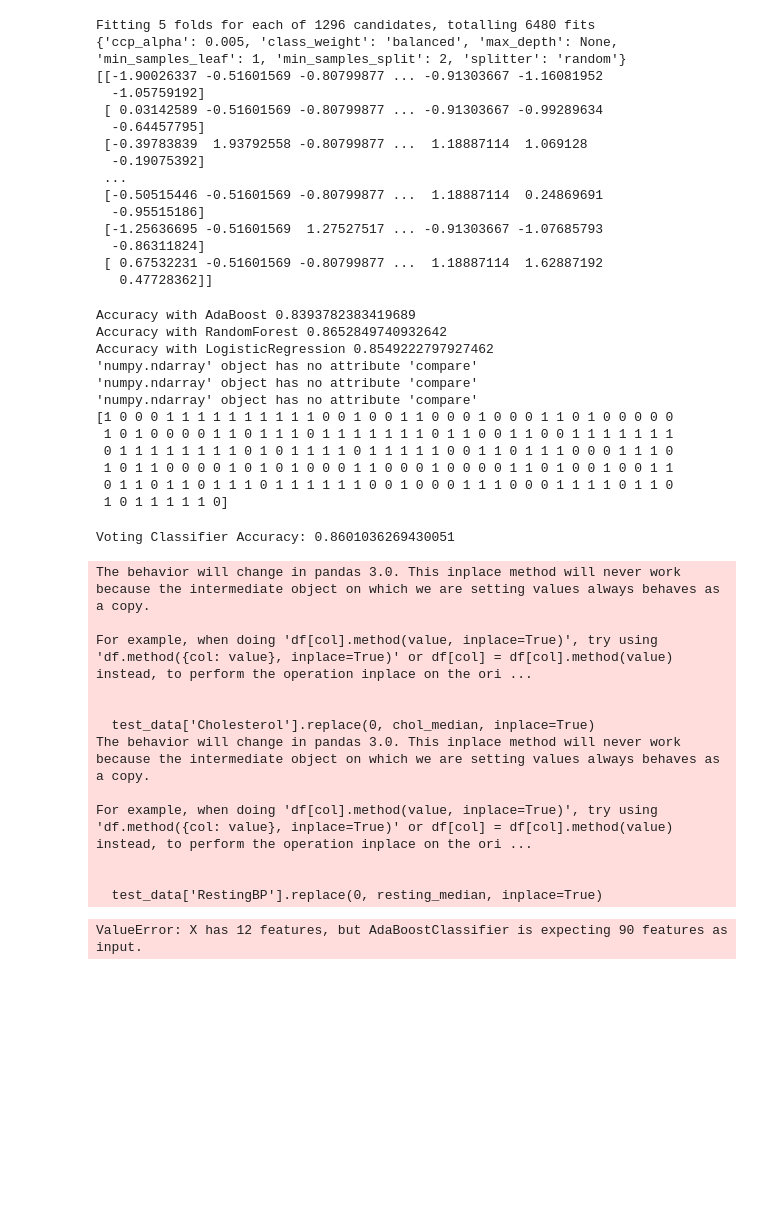
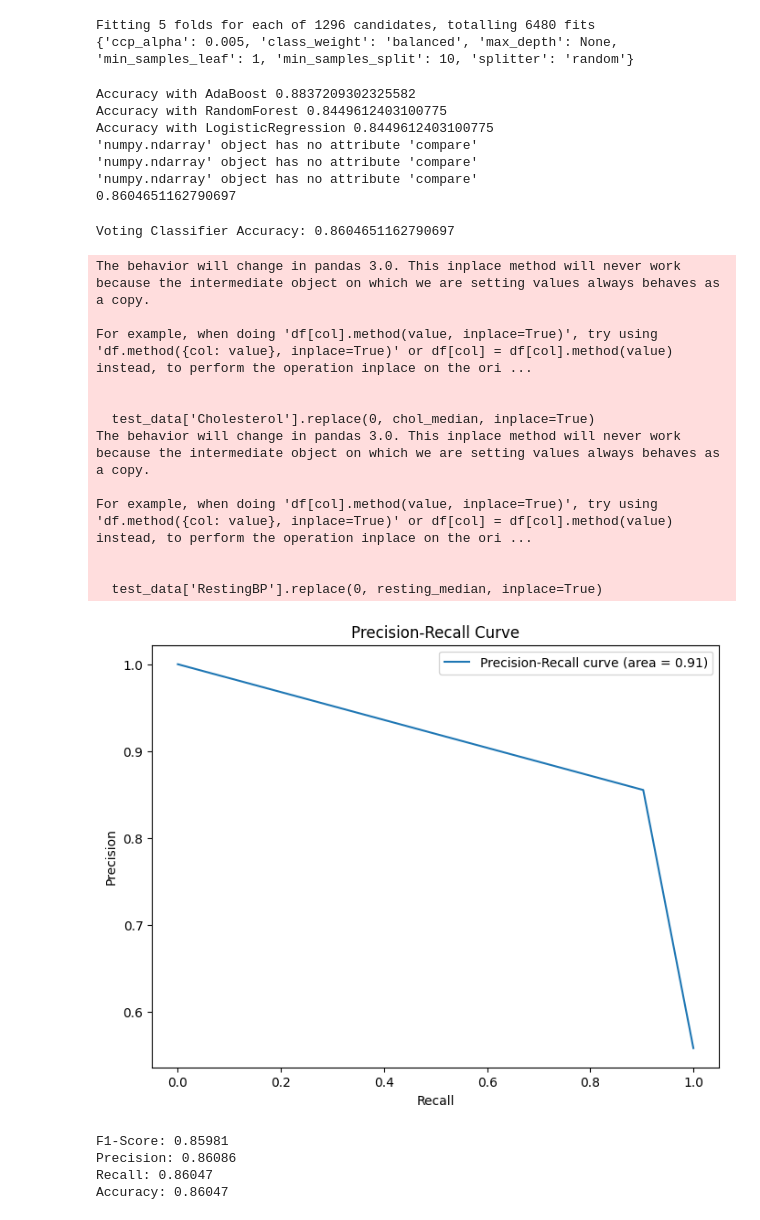
Before and after one commit to GermanNovykov/aipoject, a Jupyter notebook: final/script.ipynb, the cells around one changed output. Cells and saved outputs as stored; diff of their text form; code cells hidden in the pictures; blank space fills up the shorter version.

```diff
--- a/final/script.ipynb
+++ b/final/script.ipynb
@@ -10,6 +10,8 @@ from sklearn.linear_model import LogisticRegression
 import matplotlib.pyplot as plt
 import seaborn as sns
 import numpy as np
+from xgboost import XGBRFClassifier
+
 import sweetviz as sv
 from sklearn.metrics import (classification_report, confusion_matrix, f1_score,
                              precision_score, recall_score, accuracy_score,
@@ -136,7 +138,7 @@ X_encoded = scaler.fit_transform(X_encoded)
 
 # Split the data into training and test sets
 y = train_data['HeartDisease']
-X_train, X_test, y_train, y_test = train_test_split(X_encoded, y, test_size=0.3, random_state=42)
+X_train, X_test, y_train, y_test = train_test_split(X_encoded, y, test_size=0.2, random_state=42)
 
 # Hyperparameter Tuning with GridSearchCV
 param_grid_ada = {
@@ -165,7 +167,6 @@ best_est_ada = grid_search_ada.best_estimator_
 print(best_params_ada)
 
 dict_weights = {1:1, 2: 1, 3: 1, 4: 2, 5: 1, 6: 1, 7: 1, 8: 1, 9: 1, 10: 1, 11: 1, 12: 1}
-print(X_train)
 
 # Model Training with AdaBoost
 ada_boost_clf = AdaBoostClassifier(estimator=best_est_ada, n_estimators=1000, random_state=42)
@@ -176,7 +177,7 @@ print('Accuracy with AdaBoost', accuracy_ada)
 # Additional models
 
 
-rf_clf = RandomForestClassifier(n_estimators=100,  random_state=42)
+rf_clf = RandomForestClassifier(random_state=42)
 rf_clf.fit(X_train, y_train)
 y_pred_rf = rf_clf.predict(X_test)
 accuracy_rf = accuracy_score(y_test, y_pred_rf)
@@ -204,8 +205,8 @@ compare_dfs(y_pred_ada, y_pred_rf, y_pred_log_reg)
 # Combine predictions
 combined_predictions = np.array([y_pred_ada, y_pred_rf, y_pred_log_reg])
 final_predictions = np.apply_along_axis(lambda x: 1 if np.sum(x) > 1 else 0, axis=0, arr=combined_predictions)
-print(final_predictions)
 accuracy_combined = accuracy_score(y_test, final_predictions)
+print(accuracy_combined)
 
 
 # Evaluating the Model
@@ -223,7 +224,7 @@ estimators = [
 ]
 
 # Create the VotingClassifier
-voting_clf = VotingClassifier(estimators, voting='hard', weights=[1, 2, 1])  # 'hard' for majority voting
+voting_clf = VotingClassifier(estimators, voting='hard')  # 'hard' for majority voting
 
 # Train the VotingClassifier on the training data
 voting_clf.fit(X_train, y_train)
@@ -234,9 +235,6 @@ y_pred_voting = voting_clf.predict(X_test)
 # Calculate and print the accuracy
 accuracy_voting = accuracy_score(y_test, y_pred_voting)
 print(f'Voting Classifier Accuracy: {accuracy_voting}')
-
-
-
 
 
 
@@ -252,6 +250,8 @@ test_data['Age_Chol_Interact'] = test_data['Age'] * test_data['Cholesterol']
 
 X_new = test_data.drop(['id'], axis=1)
 X_new_encoded = encoder.transform(X_new)
+X_new_encoded = poly.transform(X_new_encoded)
+X_new_encoded = scaler.transform(X_new_encoded)
 
 
 y_new_pred_ada = ada_boost_clf.predict(X_new_encoded)
@@ -270,61 +270,47 @@ final_file_name = './final_submission.csv'
 final_id_to_prediction_df.to_csv(final_file_name, index=False)
 
 # Performance Metrics
-# plot_precision_recall_curve(y_test, y_probs)
-# performance_metrics(y_test, y_pred_adjusted)
-# roc_curve_plot(y_test, y_probs)
-# confusion_matrix_heatmap(y_test, y_pred_adjusted)
+plot_precision_recall_curve(y_test, y_pred_voting)
+performance_metrics(y_test, y_pred_voting)
+roc_curve_plot(y_test, y_pred_voting)
+confusion_matrix_heatmap(y_test, y_pred_voting)
 # %% [output]
 The behavior will change in pandas 3.0. This inplace method will never work because the intermediate object on which we are setting values always behaves as a copy.
 
 For example, when doing 'df[col].method(value, inplace=True)', try using 'df.method({col: value}, inplace=True)' or df[col] = df[col].method(value) instead, to perform the operation inplace on the ori ...
 
 
   train_data['Cholesterol'].replace(0, chol_median, inplace=True)
 The behavior will change in pandas 3.0. This inplace method will never work because the intermediate object on which we are setting values always behaves as a copy.
 
 For example, when doing 'df[col].method(value, inplace=True)', try using 'df.method({col: value}, inplace=True)' or df[col] = df[col].method(value) instead, to perform the operation inplace on the ori ...
 
 
   train_data['RestingBP'].replace(0, resting_median, inplace=True)
 Fitting 5 folds for each of 1296 candidates, totalling 6480 fits
-{'ccp_alpha': 0.005, 'class_weight': 'balanced', 'max_depth': None, 'min_samples_leaf': 1, 'min_samples_split': 2, 'splitter': 'random'}
-[[-1.90026337 -0.51601569 -0.80799877 ... -0.91303667 -1.16081952
-  -1.05759192]
- [ 0.03142589 -0.51601569 -0.80799877 ... -0.91303667 -0.99289634
-  -0.64457795]
- [-0.39783839  1.93792558 -0.80799877 ...  1.18887114  1.069128
-  -0.19075392]
- ...
- [-0.50515446 -0.51601569 -0.80799877 ...  1.18887114  0.24869691
-  -0.95515186]
- [-1.25636695 -0.51601569  1.27527517 ... -0.91303667 -1.07685793
-  -0.86311824]
- [ 0.67532231 -0.51601569 -0.80799877 ...  1.18887114  1.62887192
-   0.47728362]]
+{'ccp_alpha': 0.005, 'class_weight': 'balanced', 'max_depth': None, 'min_samples_leaf': 1, 'min_samples_split': 10, 'splitter': 'random'}
-Accuracy with AdaBoost 0.8393782383419689
-Accuracy with RandomForest 0.8652849740932642
-Accuracy with LogisticRegression 0.8549222797927462
+Accuracy with AdaBoost 0.8837209302325582
+Accuracy with RandomForest 0.8449612403100775
+Accuracy with LogisticRegression 0.8449612403100775
 'numpy.ndarray' object has no attribute 'compare'
 'numpy.ndarray' object has no attribute 'compare'
 'numpy.ndarray' object has no attribute 'compare'
-[1 0 0 0 1 1 1 1 1 1 1 1 1 1 0 0 1 0 0 1 1 0 0 0 1 0 0 0 1 1 0 1 0 0 0 0 0
- 1 0 1 0 0 0 0 1 1 0 1 1 1 0 1 1 1 1 1 1 1 0 1 1 0 0 1 1 0 0 1 1 1 1 1 1 1
- 0 1 1 1 1 1 1 1 1 0 1 0 1 1 1 1 0 1 1 1 1 1 0 0 1 1 0 1 1 1 0 0 0 1 1 1 0
- 1 0 1 1 0 0 0 0 1 0 1 0 1 0 0 0 1 1 0 0 0 1 0 0 0 0 1 1 0 1 0 0 1 0 0 1 1
- 0 1 1 0 1 1 0 1 1 1 0 1 1 1 1 1 1 0 0 1 0 0 0 1 1 1 0 0 0 1 1 1 1 0 1 1 0
- 1 0 1 1 1 1 1 0]
+0.8604651162790697
-Voting Classifier Accuracy: 0.8601036269430051
+Voting Classifier Accuracy: 0.8604651162790697
 The behavior will change in pandas 3.0. This inplace method will never work because the intermediate object on which we are setting values always behaves as a copy.
 
 For example, when doing 'df[col].method(value, inplace=True)', try using 'df.method({col: value}, inplace=True)' or df[col] = df[col].method(value) instead, to perform the operation inplace on the ori ...
 
 
   test_data['Cholesterol'].replace(0, chol_median, inplace=True)
 The behavior will change in pandas 3.0. This inplace method will never work because the intermediate object on which we are setting values always behaves as a copy.
 
 For example, when doing 'df[col].method(value, inplace=True)', try using 'df.method({col: value}, inplace=True)' or df[col] = df[col].method(value) instead, to perform the operation inplace on the ori ...
 
 
   test_data['RestingBP'].replace(0, resting_median, inplace=True)
+[figure, added]
-ValueError: X has 12 features, but AdaBoostClassifier is expecting 90 features as input.
+F1-Score: 0.85981
+Precision: 0.86086
+Recall: 0.86047
+Accuracy: 0.86047
```
Also changed, not shown: parts of 1 cell of this notebook, 16 other files.
